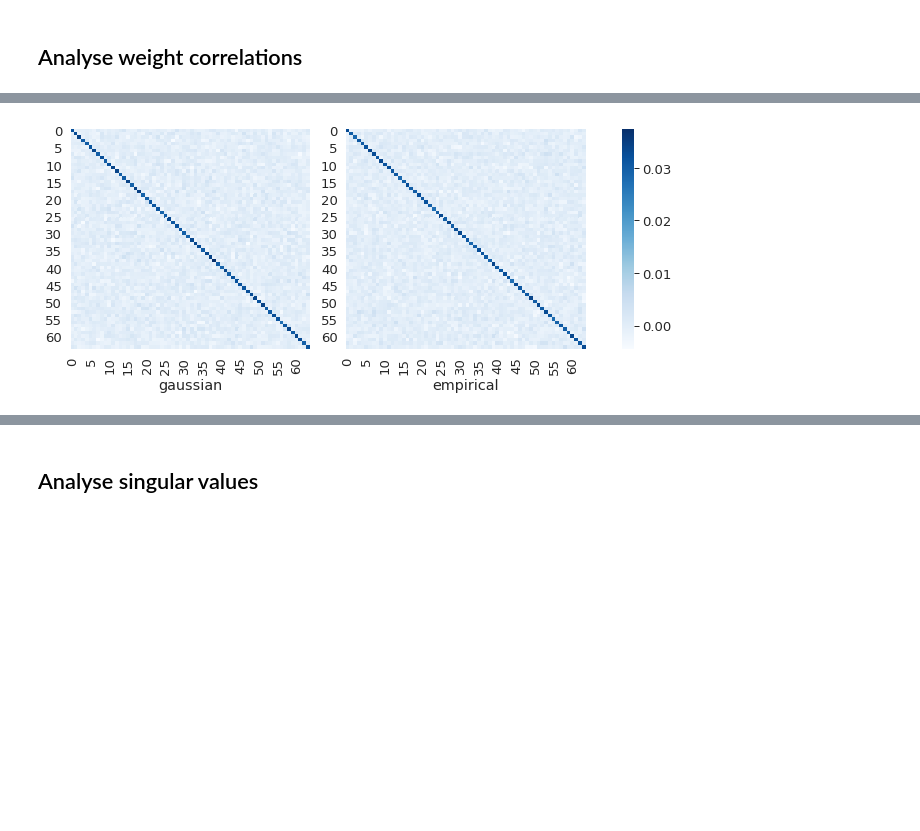
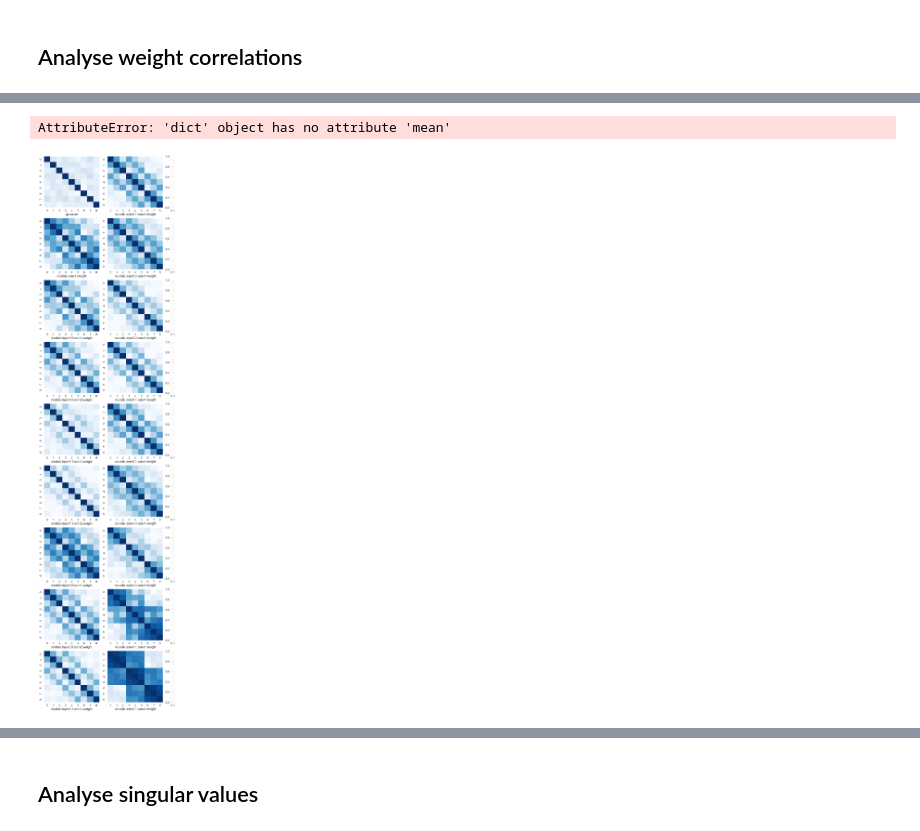
Before and after one commit to ratschlab/bnn_priors, a Jupyter notebook: experiments/3.4_Analyse_empirical_weight_distributions.ipynb, the cells around one changed output, grey strips where cells are left out. Drawn from its saved outputs; the diff is of its cells as text; code cells hidden in the pictures; blank space fills up the shorter version.

```diff
--- a/experiments/3.4_Analyse_empirical_weight_distributions.ipynb
+++ b/experiments/3.4_Analyse_empirical_weight_distributions.ipynb
@@ -213,0 +220,2 @@ weight = samples['net.10.main.3.weight_prior.p'][-1].numpy()
+# %%
+conv_keys = [k for k in samples.keys() if "conv" in k and "weight" in k]
@@ -214,2 +231,4 @@ weight = samples['net.10.main.3.weight_prior.p'][-1].numpy()
+# %%
+weight = samples[conv_keys[0]][-1]
 # %%
 weight_gaussian = np.random.normal(loc=weight.mean(), scale=weight.std(), size=weight.shape)
@@ -218,2 +235,6 @@ weights = {"gaussian": weight_gaussian, "empirical": weight}
+# %%
+weights = {"gaussian": weight_gaussian}
+for k in conv_keys:
+    weights[k] = samples[k][-1]
 # %%
-weights_reshaped = {name : weight.reshape(weight.shape[0], -1) for name, weight in weights.items()}
+weights_reshaped = {name : weight.reshape(weight.shape[0]*weight.shape[1], -1) for name, weight in weights.items()}
@@ -228,7 +348,11 @@ plot_weightdist(weights);
+# %%
+gpytorch.distributions.MultivariateNormal(, kern(positions)).covariance_matrix
+# %% [output]
+AttributeError: 'dict' object has no attribute 'mean'
 # %%
-plot_covariance(weights_reshaped, True);
+plot_covariance(weights_reshaped, False, correlation=True);
 # %% [output]
-[figure, old version]
+[figure, new version]
 # %%
 plot_covariance(weights_reshaped, False);
 # %% [output]
```
Also changed, not shown: parts of 39 cells of this notebook, 14 other files.
